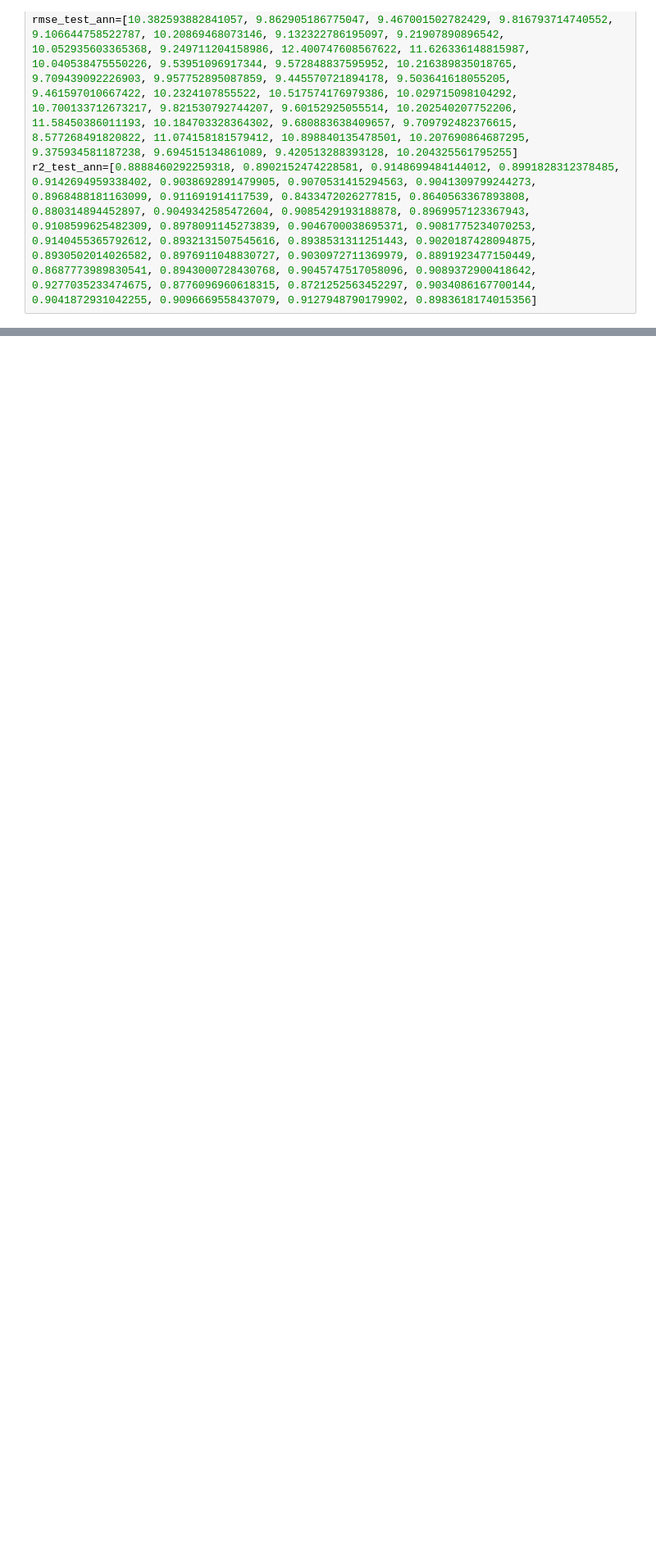
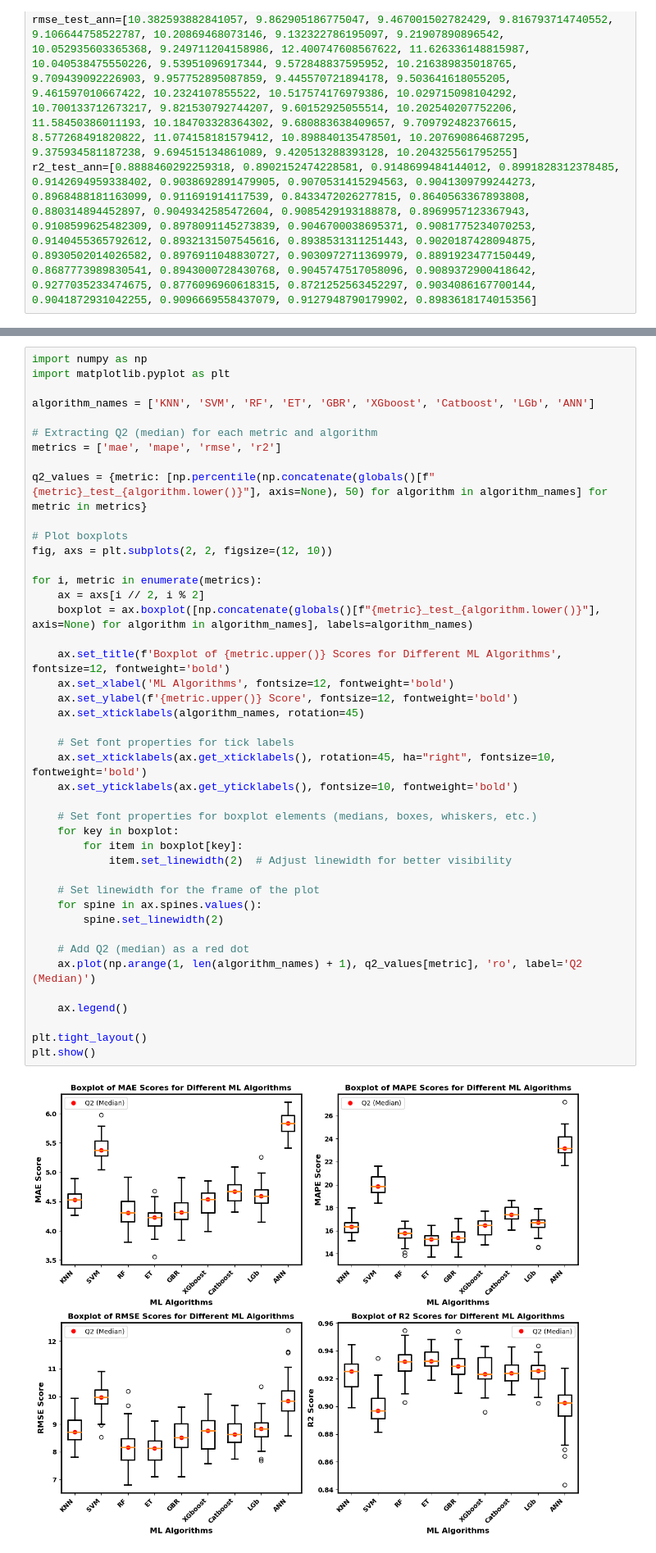
Before and after one commit to tahayehia52/Geothermal-Well_ML_ROP_FORGE, a Jupyter notebook: 99. 4 BoxPlots_Final.ipynb, the cells around one changed output, grey strips where cells are left out. Shown at 82% size. Saved outputs shown, nothing was run; the diff lists cells and outputs as text; blank space fills up the shorter version.

```diff
--- a/99. 4 BoxPlots_Final.ipynb
+++ b/99. 4 BoxPlots_Final.ipynb
@@ -168,0 +309,45 @@ plt.show()
+# %%
+import numpy as np
+import matplotlib.pyplot as plt
+
+algorithm_names = ['KNN', 'SVM', 'RF', 'ET', 'GBR', 'XGboost', 'Catboost', 'LGb', 'ANN']
+
+# Extracting Q2 (median) for each metric and algorithm
+metrics = ['mae', 'mape', 'rmse', 'r2']
+
+q2_values = {metric: [np.percentile(np.concatenate(globals()[f"{metric}_test_{algorithm.lower()}"], axis=None), 50) for algorithm in algorithm_names] for metric in metrics}
+
+# Plot boxplots
+fig, axs = plt.subplots(2, 2, figsize=(12, 10))
+
+for i, metric in enumerate(metrics):
+    ax = axs[i // 2, i % 2]
+    boxplot = ax.boxplot([np.concatenate(globals()[f"{metric}_test_{algorithm.lower()}"], axis=None) for algorithm in algorithm_names], labels=algorithm_names)
+
+    ax.set_title(f'Boxplot of {metric.upper()} Scores for Different ML Algorithms', fontsize=12, fontweight='bold')
+    ax.set_xlabel('ML Algorithms', fontsize=12, fontweight='bold')
+    ax.set_ylabel(f'{metric.upper()} Score', fontsize=12, fontweight='bold')
+    ax.set_xticklabels(algorithm_names, rotation=45)
+
+    # Set font properties for tick labels
+    ax.set_xticklabels(ax.get_xticklabels(), rotation=45, ha="right", fontsize=10, fontweight='bold')
+    ax.set_yticklabels(ax.get_yticklabels(), fontsize=10, fontweight='bold')
+
+    # Set font properties for boxplot elements (medians, boxes, whiskers, etc.)
+    for key in boxplot:
+        for item in boxplot[key]:
+            item.set_linewidth(2)  # Adjust linewidth for better visibility
+
+    # Set linewidth for the frame of the plot
+    for spine in ax.spines.values():
+        spine.set_linewidth(2)
+
+    # Add Q2 (median) as a red dot
+    ax.plot(np.arange(1, len(algorithm_names) + 1), q2_values[metric], 'ro', label='Q2 (Median)')
+
+    ax.legend()
+
+plt.tight_layout()
+plt.show()
+# %% [output]
+[figure, added]
```
Also changed, not shown: parts of 10 cells of this notebook.
